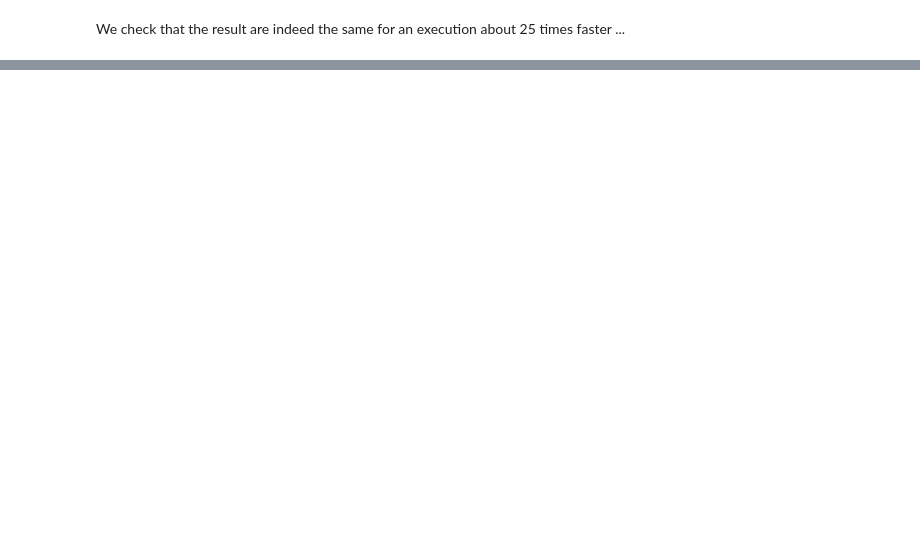
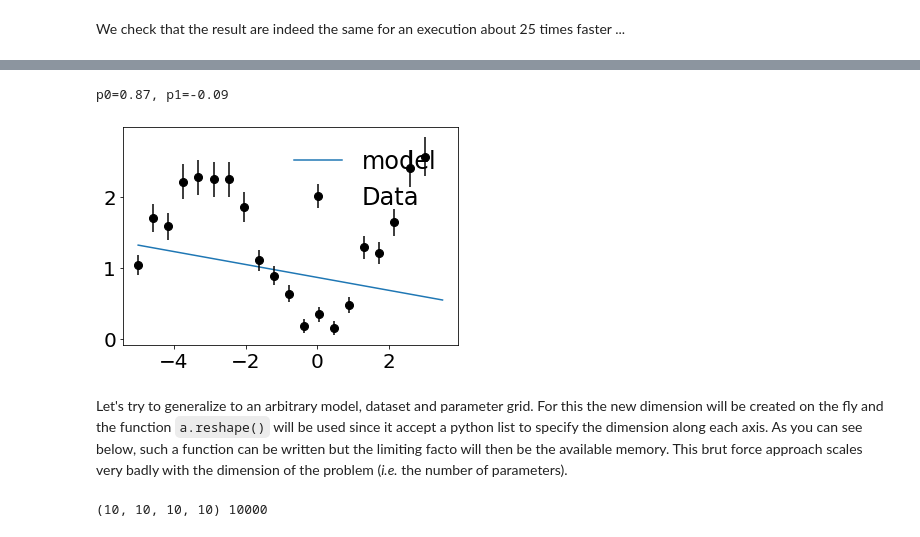
Before and after one commit to rmadar/lecture-python, a Jupyter notebook: lectures/2-NumpyIntroduction.ipynb, the cells around one changed output, grey strips where cells are left out. Saved outputs shown, nothing was run; the diff lists cells and outputs as text; code cells hidden in the pictures; blank space fills up the shorter version.

```diff
--- a/lectures/2-NumpyIntroduction.ipynb
+++ b/lectures/2-NumpyIntroduction.ipynb
@@ -698,0 +931,37 @@ We check that the result are indeed the same for an execution about 25 times fas
+# %%
+def grid_scan_linear_vectorized(N0=100, N1=100):
+
+    '''
+    Perform a grid search over (p0, p1) using vectorization
+    for the linear model. Return the parameter for which
+    the loss was found to be minimal in the grid. If several
+    is found, the first one found by np.where() is returned.
+    '''
+
+    # Defining the grid
+    p0s = np.linspace(-2, 2, N0)
+    p1s = np.linspace(-3, 3, N1)
+
+    # Compute losses for all parameters
+    ls = loss_linear_vectorized(p0s, p1s)
+
+    # Get the optmized parameters
+    lmin = np.min(ls)
+    ip0min, ip1min = np.where(lmin==ls)
+
+    # Return the minimum of the loss and the associated parameters
+    return p0s[ip0min[0]], p1s[ip1min[0]]
+# %%
+# Making the scan
+p0, p1 = grid_scan_linear_vectorized()
+print(f'p0={p0:.2f}, p1={p1:.2f}')
+
+# Plotting the result
+plt.plot(xcont, model_lin(xcont, p0, p1), label='model')
+plt.errorbar(x, y, yerr=dy, **data_style);
+plt.legend();
+# %% [output]
+p0=0.87, p1=-0.09
+[figure, added]
+# %% [markdown]
+Let's try to generalize to an arbitrary model, dataset and parameter grid. For this the new dimension will be created on the fly and the function `a.reshape()` will be used since it accept a python list to specify the dimension along each axis. As you can see below, such a function can be written but the limiting facto will then be the available memory. This brut force approach scales very badly with the dimension of the problem (*i.e.* the number of parameters).
@@ -698,0 +1018,7 @@ We check that the result are indeed the same for an execution about 25 times fas
+# %%
+# Trying the function
+all_pars = [np.linspace(0, 1, 10) for i in range(4)]
+ls = loss_vectorized(x, y, dy, model_x3, *all_pars)
+print(ls.shape, ls.size)
+# %% [output]
+(10, 10, 10, 10) 10000
```
Also changed, not shown: parts of 60 cells of this notebook.
